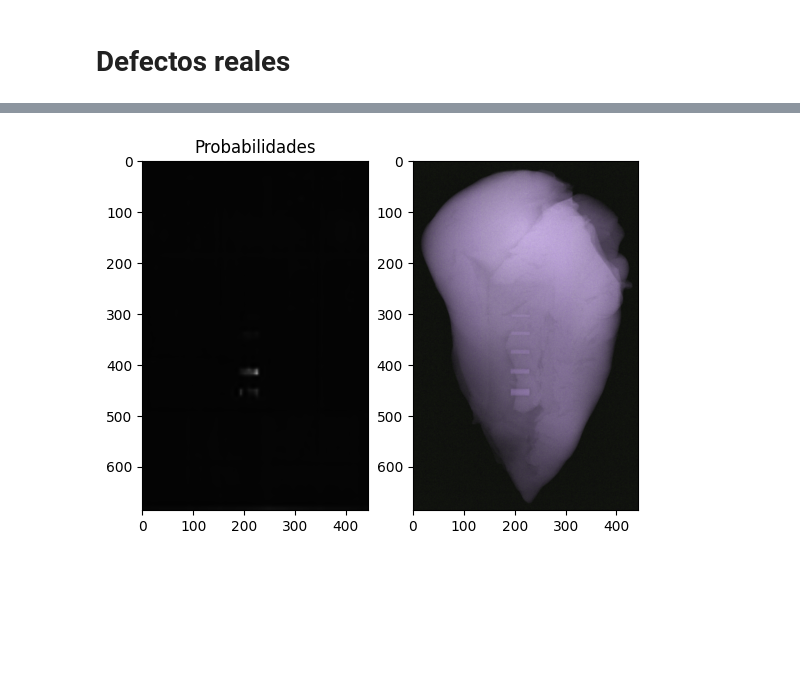
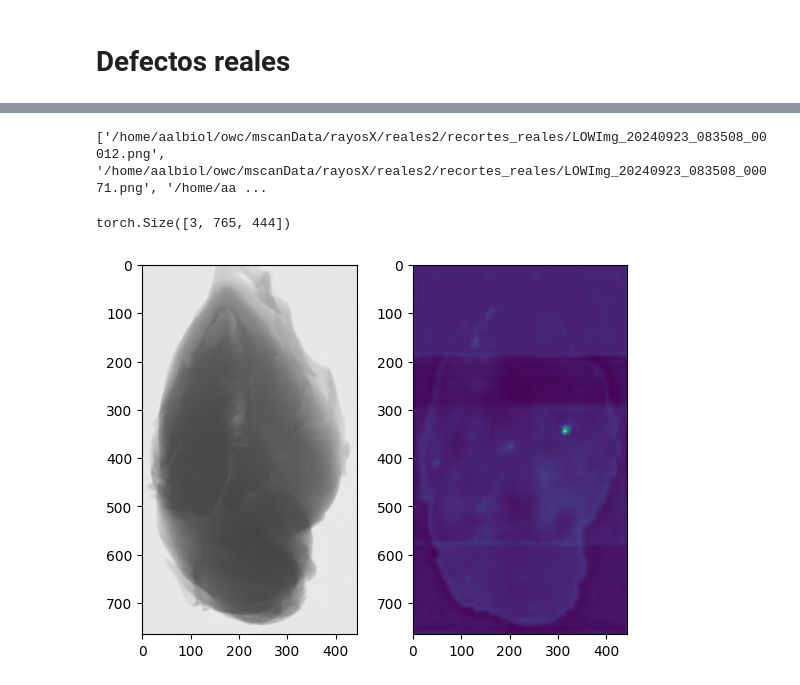
Before and after one commit to aalbiol/rayosX, a Jupyter notebook: cuadernos_RayosX/inferencia_Segmentacion_simulacion.ipynb, the cells around one changed output, grey strips where cells are left out. Saved outputs shown, nothing was run; the diff lists cells and outputs as text; code cells hidden in the pictures; blank space fills up the shorter version.

```diff
--- a/cuadernos_RayosX/inferencia_Segmentacion_simulacion.ipynb
+++ b/cuadernos_RayosX/inferencia_Segmentacion_simulacion.ipynb
@@ -174,8 +137,2 @@ plt.imshow(mask.numpy())
 # %% [markdown]
 # Defectos reales
-# %%
-dir_recortes_in=mscanData + 'rayosX/pollo_real/recortes_reales/'
-input_files=glob(dir_recortes_in + 'LOW*.png')
-input_files.sort()
-print('Number of input files:', len(input_files))
-print('First file:', input_files[0])
@@ -184,0 +168,20 @@ First file: /home/aalbiol/owc/mscanData/rayosX/pollo_real/recortes_reales/LOWImg
+# %%
+falsos_positivos=[0, 35, 36, 38, 40, 44, 45, 46, 47, 48, 49, 51,
+
+52, 53, 54, 55, 57, 58, 59, 63, 64, 65, 66, 67, 68, 69, 72, 73, 74, 75, 76, 77, 79, 80,
+
+81, 82, 83, 84, 85, 86, 87, 88, 93,
+
+95, 97, 98, 100,
+
+101, 103, 105, 107, 108, 111, 113, 115, 125, 127, 131, 135, 140, 141, 145]
+
+verdaderos_positivos=[]
+
+for file in input_files:
+    numero=int(os.path.basename(file).split('_')[-1].replace(".png",""))
+    if numero in falsos_positivos:
+        print('Falso positivo:',file)
+    else:
+        print('Verdadero positivo:',file)
+        verdaderos_positivos.append(file)
@@ -185,11 +206,21 @@ First file: /home/aalbiol/owc/mscanData/rayosX/pollo_real/recortes_reales/LOWImg
+# %%
+condefectos=verdaderos_positivos
+print(condefectos)
+# %% [output]
+['/home/aalbiol/owc/mscanData/rayosX/reales2/recortes_reales/LOWImg_20240923_083508_00012.png', '/home/aalbiol/owc/mscanData/rayosX/reales2/recortes_reales/LOWImg_20240923_083508_00071.png', '/home/aa ...
 # %%
-k=20
-imgtensor=torch.log(dataset.read_image_rayosX(input_files[k],2**16-1))/math.log(.2)
-probs=predict_image(imgtensor,normalizacion,modelo,device)
+k=2
+imlineal=dataset.read_image_rayosX(condefectos[k],2**16-1)
+#Convertir a monocanal
+imlineal=torch.mean(imlineal,dim=0,keepdim=True)
+imlineal=torch.concat([imlineal]*3,dim=0)
+print(imlineal.shape)
+imgtensor=imlineal
+probs=predict_image(imgtensor,modelo,device)
 _=plt.subplot(1,2,1)
-_=plt.imshow(probs,clim=(0,1),cmap='gray')
-_=plt.title('Probabilidades')
+_= plt.imshow(imgtensor.permute((1,2,0)).detach().cpu().numpy())
 _=plt.subplot(1,2,2)
-img= plt.imshow(imgtensor.permute((1,2,0)).detach().cpu().numpy())
+img= plt.imshow(probs)
 # %% [output]
+torch.Size([3, 765, 444])
-[figure, old version]
+[figure, new version]
```
Also changed, not shown: parts of 13 cells of this notebook, 11 other files.
